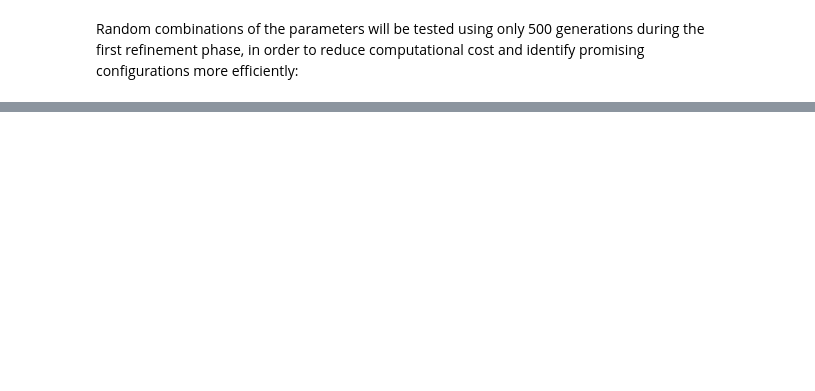
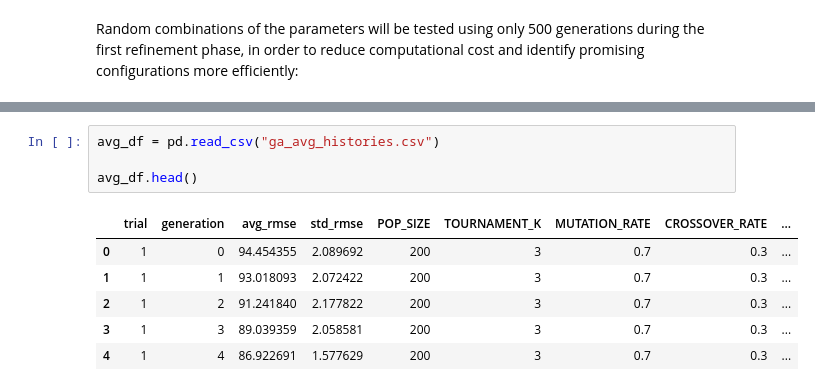
Before and after one commit to isasofesteves/CIFO_NovaIMS_25-26, a Jupyter notebook: optimized.ipynb, the cells around one changed output, grey strips where cells are left out. Drawn from its saved outputs; the diff is of its cells as text; blank space fills up the shorter version.

```diff
--- a/optimized.ipynb
+++ b/optimized.ipynb
@@ -543,0 +559,11 @@ Best combination (trial 3):
+# %%
+avg_df = pd.read_csv("ga_avg_histories.csv")
+
+avg_df.head()
+# %% [output]
+|  | trial | generation | avg_rmse | std_rmse | POP_SIZE | TOURNAMENT_K | MUTATION_RATE | CROSSOVER_RATE | ... |
+| 0 | 1 | 0 | 94.454355 | 2.089692 | 200 | 3 | 0.7 | 0.3 | ... |
+| 1 | 1 | 1 | 93.018093 | 2.072422 | 200 | 3 | 0.7 | 0.3 | ... |
+| 2 | 1 | 2 | 91.241840 | 2.177822 | 200 | 3 | 0.7 | 0.3 | ... |
+| 3 | 1 | 3 | 89.039359 | 2.058581 | 200 | 3 | 0.7 | 0.3 | ... |
+| 4 | 1 | 4 | 86.922691 | 1.577629 | 200 | 3 | 0.7 | 0.3 | ... |
```
Also changed, not shown: parts of 33 cells of this notebook.
